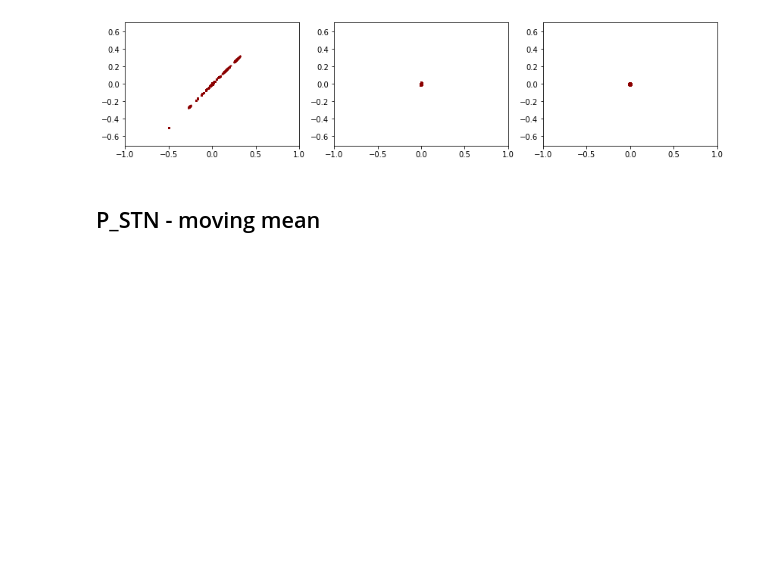
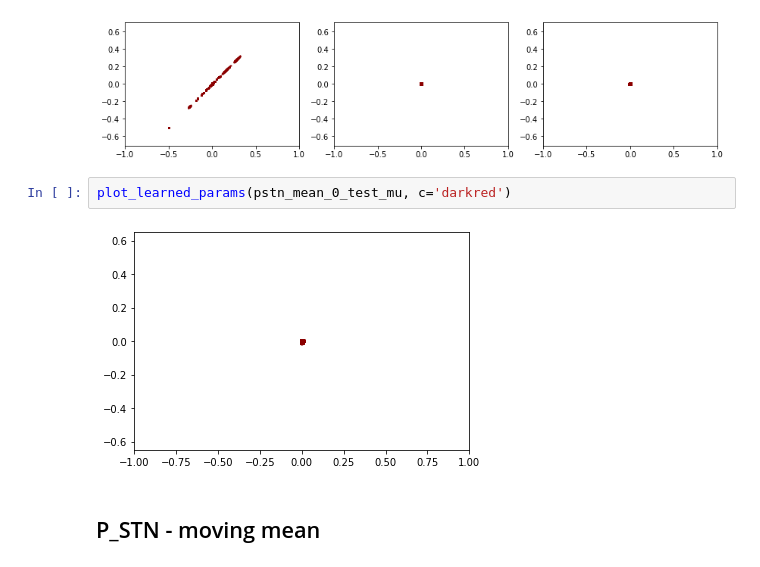
Before and after one commit to FrederikWarburg/pSTN-baselines, a Jupyter notebook: notebooks/25_05_recover_thetas.ipynb, the cells around one changed output. Cells and saved outputs as stored; diff of their text form; blank space fills up the shorter version.

```diff
--- a/notebooks/25_05_recover_thetas.ipynb
+++ b/notebooks/25_05_recover_thetas.ipynb
@@ -77,6 +79,10 @@ pstn_mean_0_plot_list = [pstn_mean_0_train_0_mu, pstn_mean_0_train_1_mu, pstn_me
 plot_params_over_time(pstn_mean_0_plot_list, c='darkred')
 # %% [output]
 [figure]
+# %%
+plot_learned_params(pstn_mean_0_test_mu, c='darkred')
+# %% [output]
+[figure, added]
 # %% [markdown]
 ## P_STN - moving mean
 # %%
```
Also changed, not shown: parts of 46 cells of this notebook, 2 other files.
